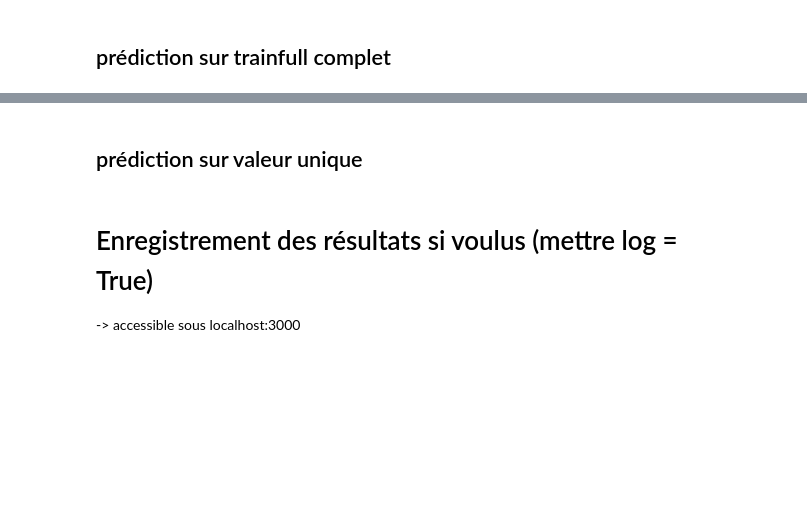
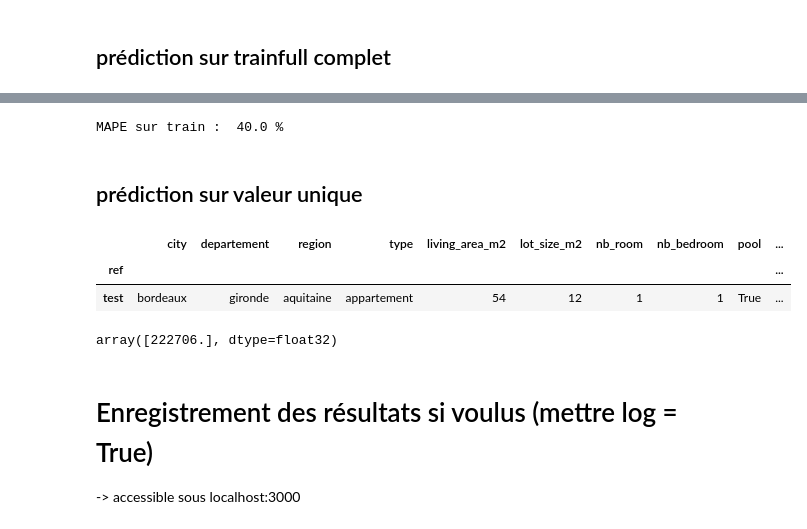
Before and after one commit to laurent-33/ML-09-realestate-djml, a Jupyter notebook: scripts/02_data_processing_and_model.ipynb, the cells around one changed output, grey strips where cells are left out. Drawn from its saved outputs; the diff is of its cells as text; code cells hidden in the pictures; blank space fills up the shorter version.

Commit message:
laurent : notebook02 update avec emplacement html + mape metrics debug

```diff
--- a/scripts/02_data_processing_and_model.ipynb
+++ b/scripts/02_data_processing_and_model.ipynb
@@ -253,8 +327,10 @@ X_trainfull
 # %%
 y_train_pred = full_pipe.predict(X_trainfull)
 # %%
-mape_train = round(metrics.mean_absolute_percentage_error(Y_trainfull, y_train_pred), 0)
-print('MAPE sur train : ', mape_train, '€')
+mape_train = round(mean_absolute_percentage_error(Y_trainfull, y_train_pred), 0)
+print('MAPE sur train : ', mape_train, '%')
+# %% [output]
+MAPE sur train :  40.0 %
 # %%
 trainfull_pred = pd.DataFrame(y_train_pred)
 trainfull_pred.to_csv('../csv/trainfull_pred.csv', index=False)
@@ -263,13 +339,19 @@ Y_trainfull.to_csv('../csv/Y_trainfull.csv', index=False)
 ## prédiction sur valeur unique
 # %%
 new_value = pd.DataFrame(data = [
-    ['Bordeaux', 'Gironde', 'Aquitaine', 'appartement', 54, 12, 1, 1, 'True', 'True', 'True']
+    ['bordeaux', 'gironde', 'aquitaine', 'appartement', 54, 12, 1, 1, 'True', 'True', 'True']
     ], index = ['test'], columns = X_trainfull.columns)
 
 new_value.index.name = 'ref'
 new_value
+# %% [output]
+|  | city | departement | region | type | living_area_m2 | lot_size_m2 | nb_room | nb_bedroom | pool | ... |
+| ref |  |  |  |  |  |  |  |  |  | ... |
+| test | bordeaux | gironde | aquitaine | appartement | 54 | 12 | 1 | 1 | True | ... |
 # %%
 full_pipe.predict(new_value)
+# %% [output]
+array([222706.], dtype=float32)
 # %% [markdown]
 # Enregistrement des résultats si voulus (mettre log = True)
 -> accessible sous localhost:3000
```
Also changed, not shown: parts of 13 cells of this notebook, 35 other files.
